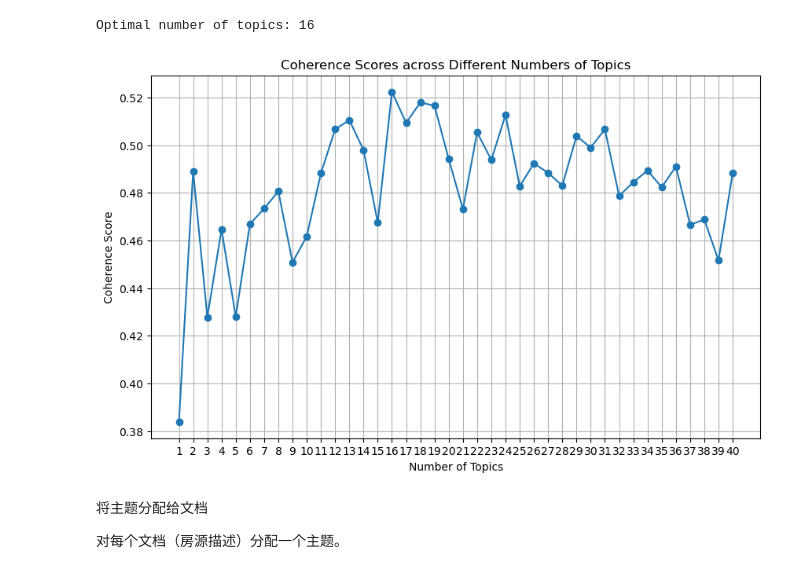
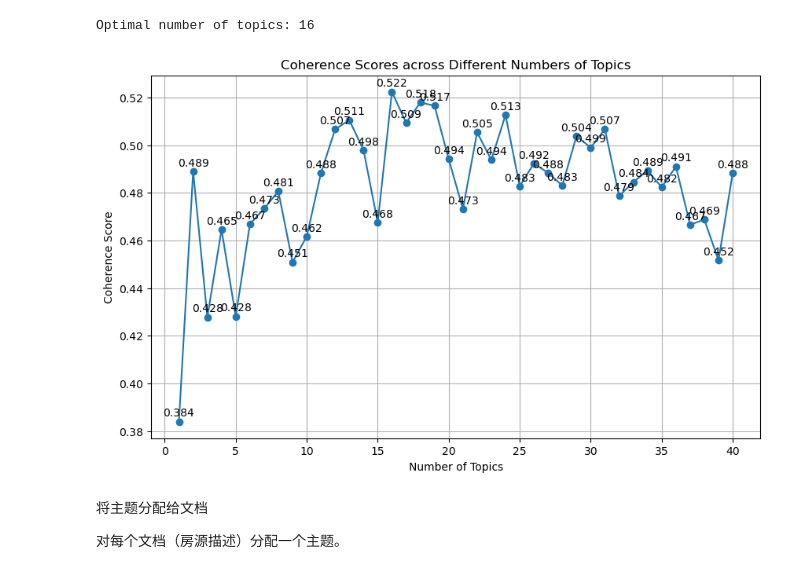
Before and after one commit to BohaoSuCC/Airbnb_Listing_Recommendation_Algorithm, a Jupyter notebook: Group_Work_DeskB.ipynb, the cells around one changed output. Saved outputs shown, nothing was run; the diff lists cells and outputs as text; code cells hidden in the pictures.

```diff
--- a/Group_Work_DeskB.ipynb
+++ b/Group_Work_DeskB.ipynb
@@ -419,22 +428,29 @@ LDA_topic_coherence_data = {'Topic_Num': range(1, len(coherence_values) + 1), 'C
 LDA_topic_coherence_frame = pd.DataFrame(LDA_topic_coherence_data)
 # 保存为CSV文件
 LDA_topic_coherence_frame.to_csv("./Data/coherence_values.csv", index=False)
+# %%
+# 读取不同主题的coherence值,csv文件
+LDA_topic_coherence_frame = pd.read_csv("./Data/coherence_values.csv")
 # %%
-
-
 # 主题数量
-num_topics = range(1, len(coherence_values) + 1)
+num_topics = len(LDA_topic_coherence_frame)
 # 绘制折线图
 plt.figure(figsize=(10, 6))
-plt.plot(num_topics, coherence_values, marker='o')
+plt.plot(LDA_topic_coherence_frame['Topic_Num'], LDA_topic_coherence_frame['Coherence_Score'], marker='o')
 plt.title('Coherence Scores across Different Numbers of Topics')
 plt.xlabel('Number of Topics')
 plt.ylabel('Coherence Score')
 plt.grid(True)
-plt.xticks(num_topics)
+# 为每个数据点添加标注
+for x, y in zip(LDA_topic_coherence_frame['Topic_Num'], LDA_topic_coherence_frame['Coherence_Score']):
+    plt.annotate(f'{y:.3f}',  # 这里是要显示的文本，即y值
+                 (x, y),  # 这是要标注的点的坐标
+                 textcoords="offset points",  # 指定标注的位置方式
+                 xytext=(0,5),  # 指定标注文本的偏移量
+                 ha='center')  # 水平居中对齐文本
 plt.show()
 # %% [output]
-[figure, old version]
+[figure, new version]
 # %% [markdown]
 将主题分配给文档
 
```
Also changed, not shown: parts of 38 cells of this notebook, 2 other files.
